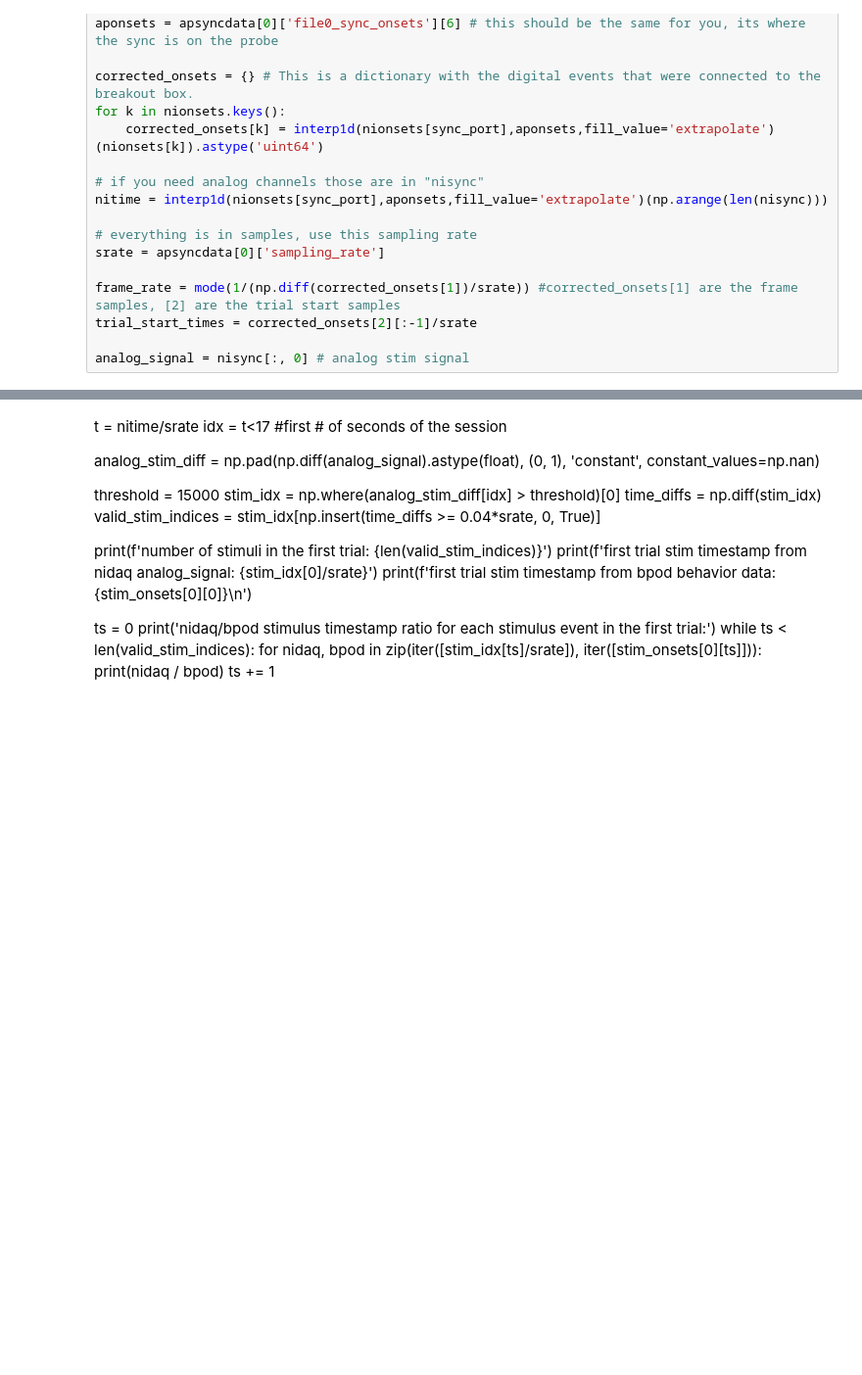
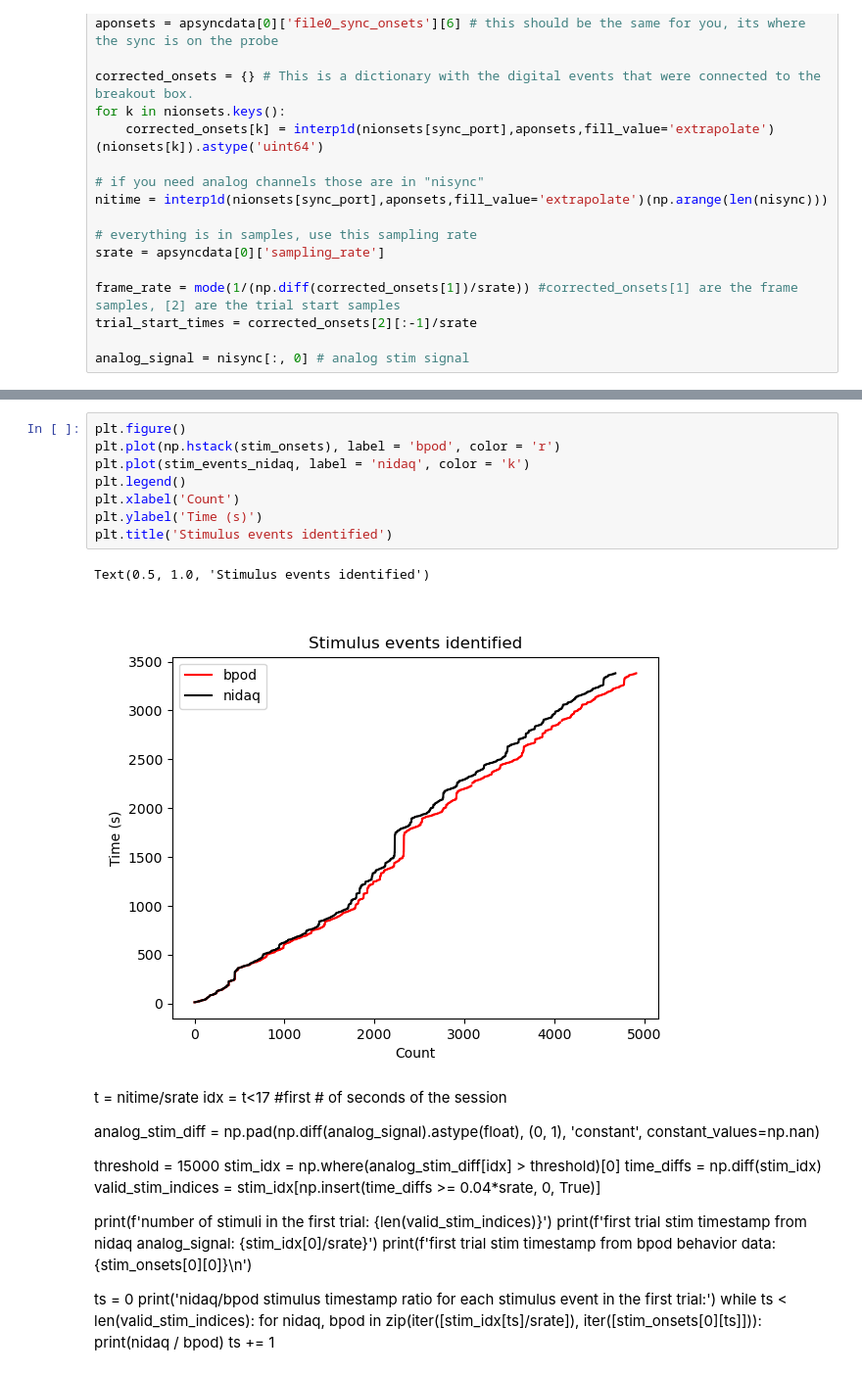
Before and after one commit to rojasgabriel/ephys, a Jupyter notebook: sorting.ipynb, the cells around one changed output, grey strips where cells are left out. Shown: that part at 98% size. Cells and saved outputs as stored; diff of their text form; blank space fills up the shorter version.

```diff
--- a/sorting.ipynb
+++ b/sorting.ipynb
@@ -90,3 +89,14 @@ nidaq stimulus events: 4681
+# %%
+plt.figure()
+plt.plot(np.hstack(stim_onsets), label = 'bpod', color = 'r')
+plt.plot(stim_events_nidaq, label = 'nidaq', color = 'k')
+plt.legend()
+plt.xlabel('Count')
+plt.ylabel('Time (s)')
+plt.title('Stimulus events identified')
+# %% [output]
+Text(0.5, 1.0, 'Stimulus events identified')
+[figure, added]
 # %% [markdown]
 t = nitime/srate
 idx = t<17 #first # of seconds of the session
```
Also changed, not shown: parts of 2 cells of this notebook.
